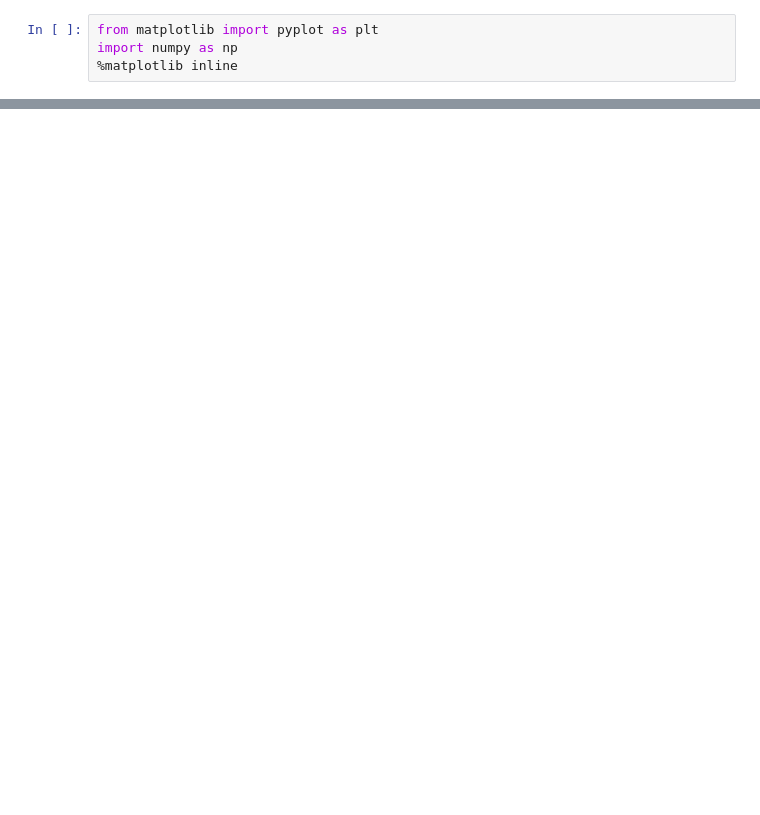
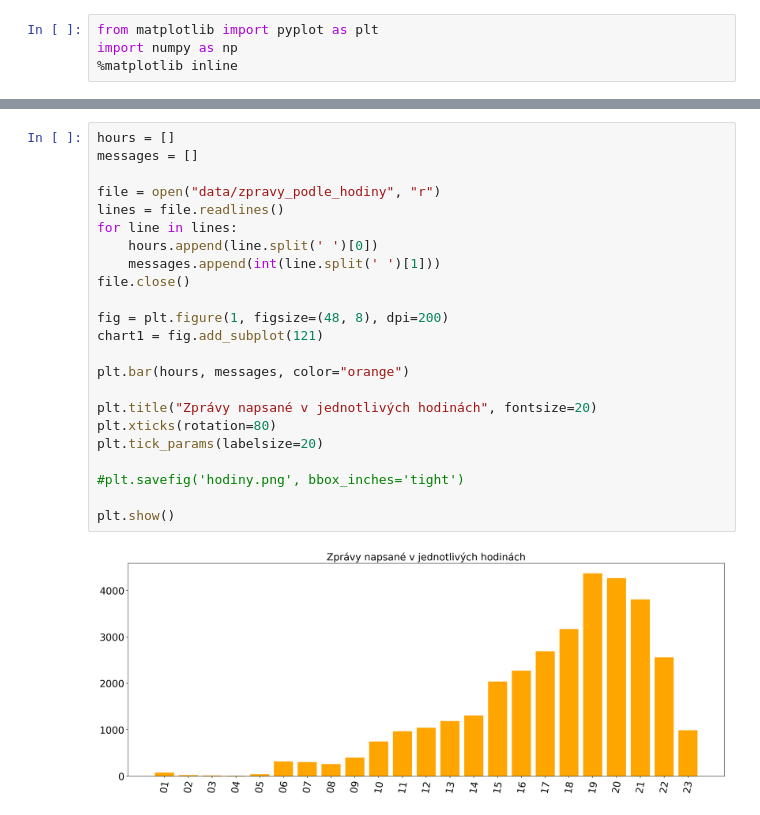
Before and after one commit to b4lldr/spolecenstvo-krabu, a Jupyter notebook: Data Visualization.ipynb, the cells around one changed output, grey strips where cells are left out. Saved outputs shown, nothing was run; the diff lists cells and outputs as text; blank space fills up the shorter version.

```diff
--- a/Data Visualization.ipynb
+++ b/Data Visualization.ipynb
@@ -108,0 +179,25 @@ plt.show()
+# %%
+hours = []
+messages = []
+
+file = open("data/zpravy_podle_hodiny", "r")
+lines = file.readlines()
+for line in lines:
+    hours.append(line.split(' ')[0])
+    messages.append(int(line.split(' ')[1]))
+file.close()
+
+fig = plt.figure(1, figsize=(48, 8), dpi=200)
+chart1 = fig.add_subplot(121)
+
+plt.bar(hours, messages, color="orange")
+
+plt.title("Zprávy napsané v jednotlivých hodinách", fontsize=20)
+plt.xticks(rotation=80)
+plt.tick_params(labelsize=20)
+
+#plt.savefig('hodiny.png', bbox_inches='tight')
+
+plt.show()
+# %% [output]
+[figure, added]
```
Also changed, not shown: parts of 4 cells of this notebook, 5 other files.
